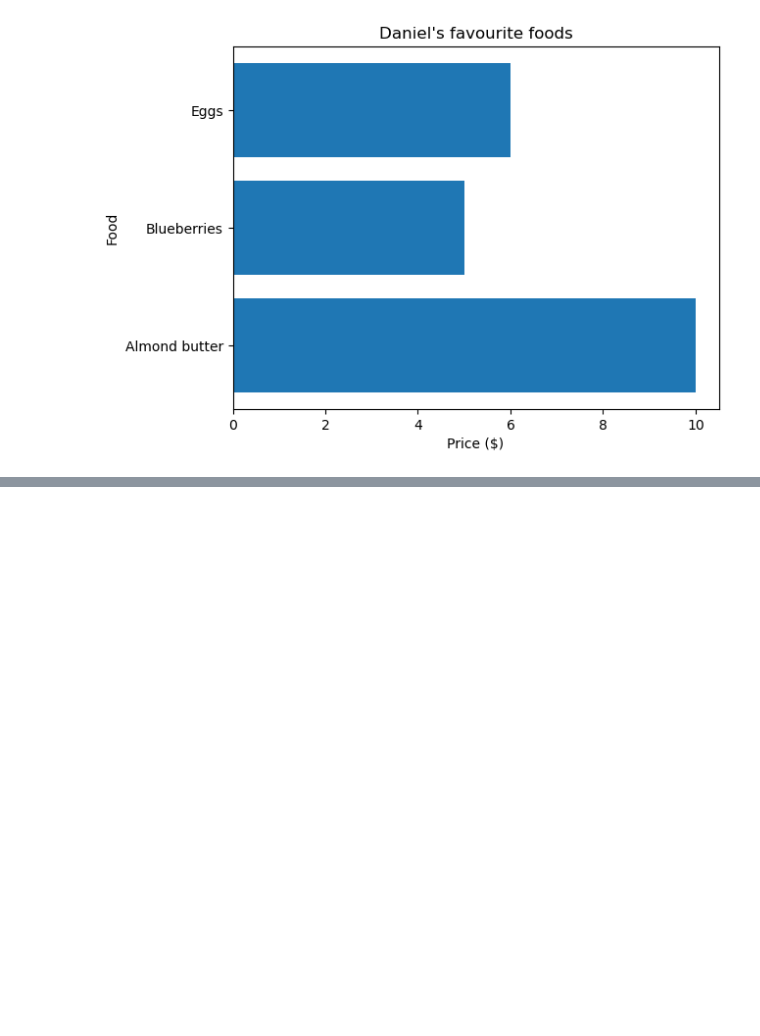
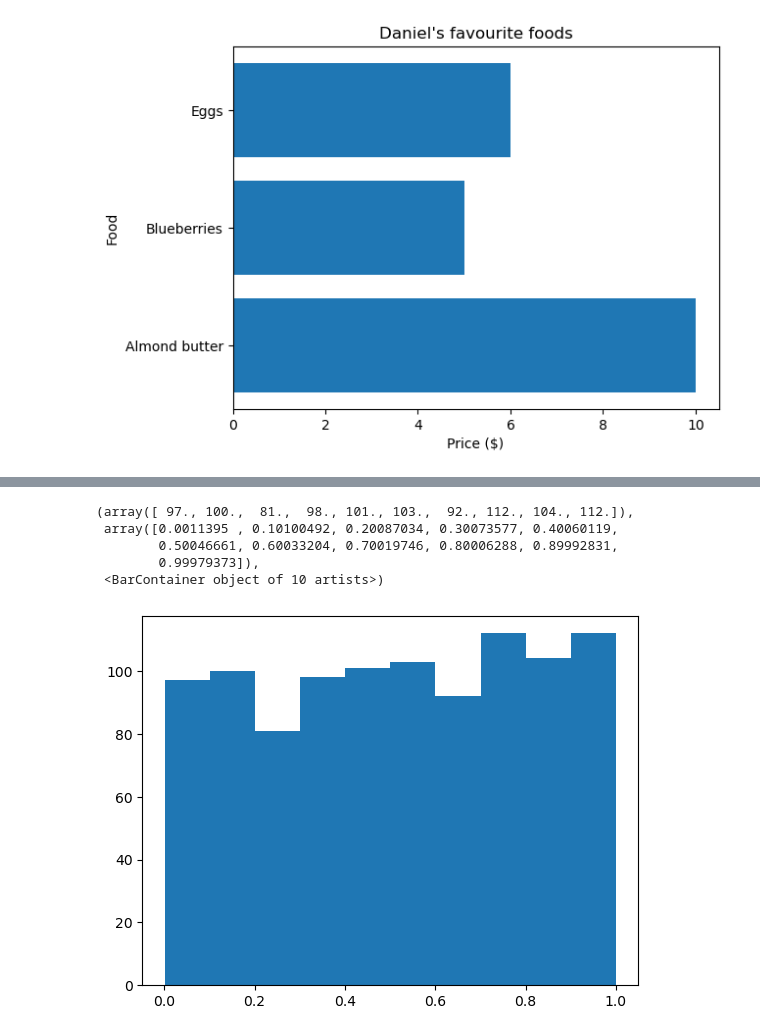
Before and after one commit to aftb777/Learning-Machine, a Jupyter notebook: MatpotlibCodes/Exercise.ipynb, the cells around one changed output, grey strips where cells are left out. Drawn from its saved outputs; the diff is of its cells as text; code cells hidden in the pictures; blank space fills up the shorter version.

```diff
--- a/MatpotlibCodes/Exercise.ipynb
+++ b/MatpotlibCodes/Exercise.ipynb
@@ -100,0 +115,14 @@ ax.set(title="Daniel's favourite foods",
+# %%
+# Create a NumPy array of 1000 random numbers and save it to X
+X = np.random.random(1000)
+
+# Create a histogram plot of X
+fig, ax = plt.subplots()
+ax.hist(X)
+# %% [output]
+(array([ 97., 100.,  81.,  98., 101., 103.,  92., 112., 104., 112.]),
+ array([0.0011395 , 0.10100492, 0.20087034, 0.30073577, 0.40060119,
+        0.50046661, 0.60033204, 0.70019746, 0.80006288, 0.89992831,
+        0.99979373]),
+ <BarContainer object of 10 artists>)
+[figure, added]
```
Also changed, not shown: parts of 1 cell of this notebook.
